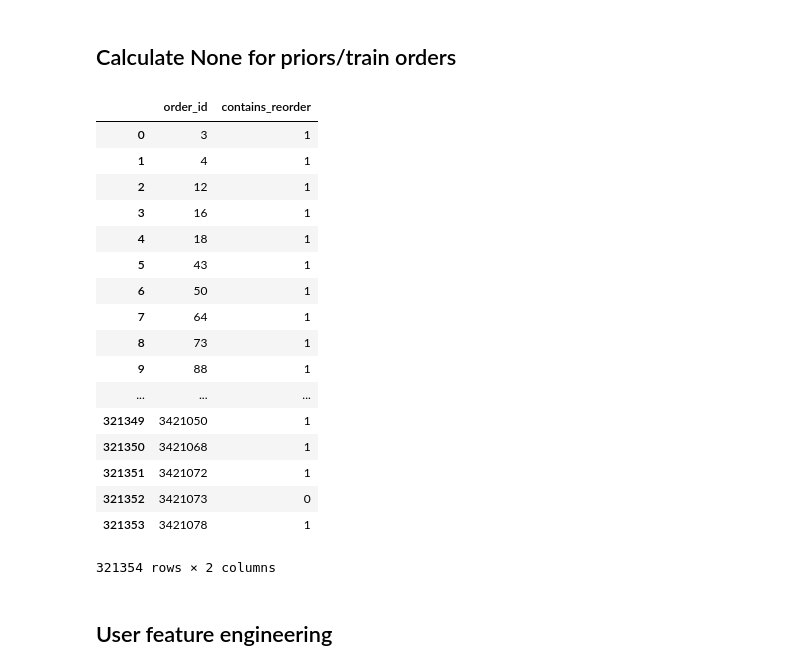
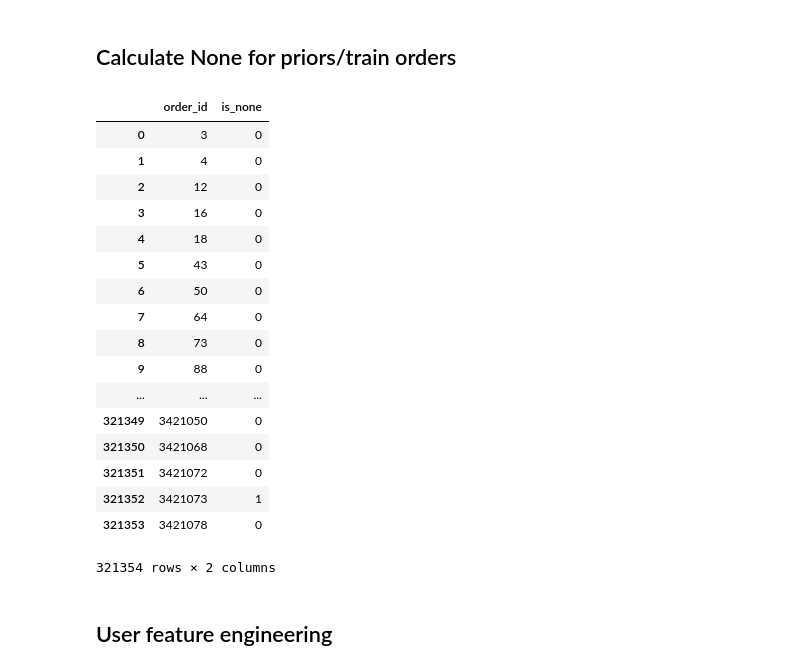
Before and after one commit to kylinorange/kaggle-instacart, a Jupyter notebook: None handling.ipynb, the cells around one changed output. Drawn from its saved outputs; the diff is of its cells as text; code cells hidden in the pictures.

```diff
--- a/None handling.ipynb
+++ b/None handling.ipynb
@@ -5,6 +5,7 @@
 # %%
 import numpy as np
 import pandas as pd
+pd.options.display.max_columns = 50
 import matplotlib.pyplot as plt
 import seaborn as sns
 color = sns.color_palette()
@@ -18,6 +19,12 @@ from sklearn.model_selection import train_test_split
 import sys, os, gc, types
 import time
 from subprocess import check_output
+
+sys.path.append('./utils')
+
+from training import train as xgb_train
+from plotting import plot_importance
+from data import Data
 # %%
 root_paths = [
     "/data/kaggle-instacart/",
@@ -165,26 +172,28 @@ if down_sample is not None:
 # %% [markdown]
 ## Calculate None for priors/train orders
 # %%
-none_priors = priors.groupby('order_id').reordered.agg({'contains_reorder':'max'}).reset_index()
+none_priors = priors.groupby('order_id').reordered.agg({'contains_reorder': 'max'}).reset_index()
+none_priors['is_none'] = 1 - none_priors.contains_reorder
+none_priors.drop('contains_reorder', inplace = True, axis = 1)
 none_priors
 # %% [output]
-|  | order_id | contains_reorder |
-| 0 | 3 | 1 |
-| 1 | 4 | 1 |
-| 2 | 12 | 1 |
-| 3 | 16 | 1 |
-| 4 | 18 | 1 |
-| 5 | 43 | 1 |
-| 6 | 50 | 1 |
-| 7 | 64 | 1 |
-| 8 | 73 | 1 |
-| 9 | 88 | 1 |
+|  | order_id | is_none |
+| 0 | 3 | 0 |
+| 1 | 4 | 0 |
+| 2 | 12 | 0 |
+| 3 | 16 | 0 |
+| 4 | 18 | 0 |
+| 5 | 43 | 0 |
+| 6 | 50 | 0 |
+| 7 | 64 | 0 |
+| 8 | 73 | 0 |
+| 9 | 88 | 0 |
 | ... | ... | ... |
-| 321349 | 3421050 | 1 |
-| 321350 | 3421068 | 1 |
-| 321351 | 3421072 | 1 |
-| 321352 | 3421073 | 0 |
-| 321353 | 3421078 | 1 |
+| 321349 | 3421050 | 0 |
+| 321350 | 3421068 | 0 |
+| 321351 | 3421072 | 0 |
+| 321352 | 3421073 | 1 |
+| 321353 | 3421078 | 0 |
 321354 rows × 2 columns
 # %% [markdown]
 ## User feature engineering
```
Also changed, not shown: parts of 30 cells of this notebook, 4 other files.
